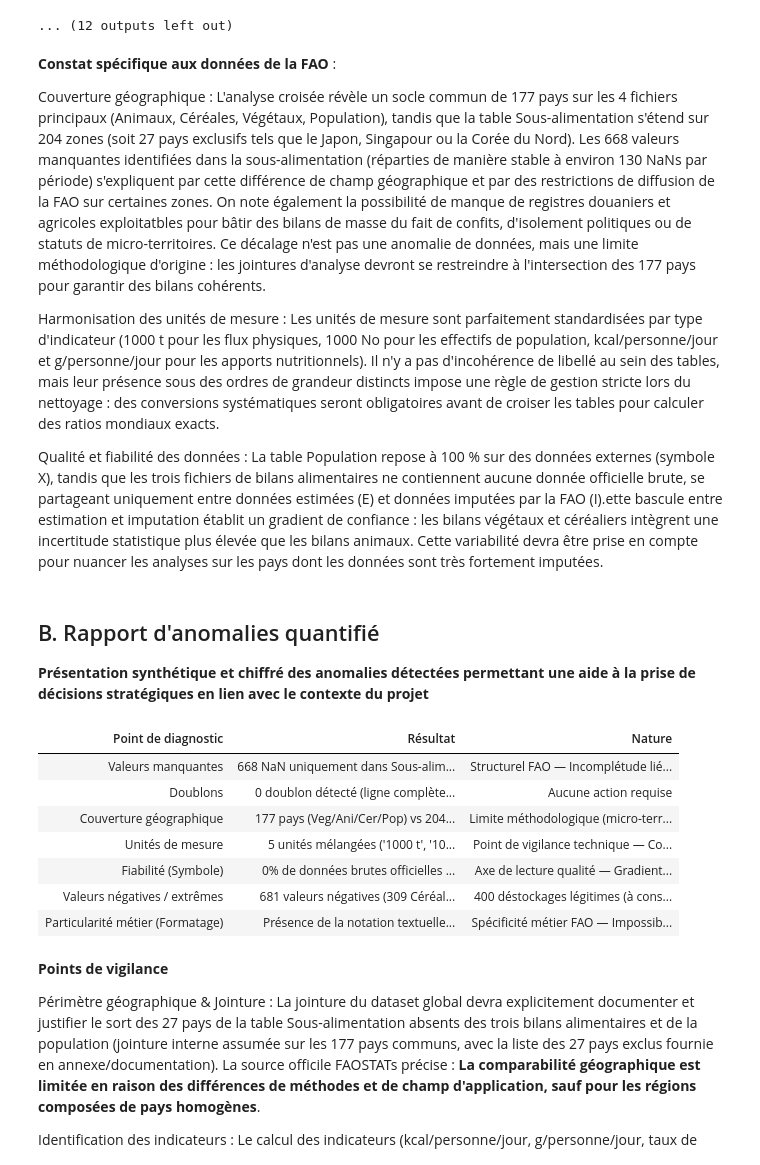
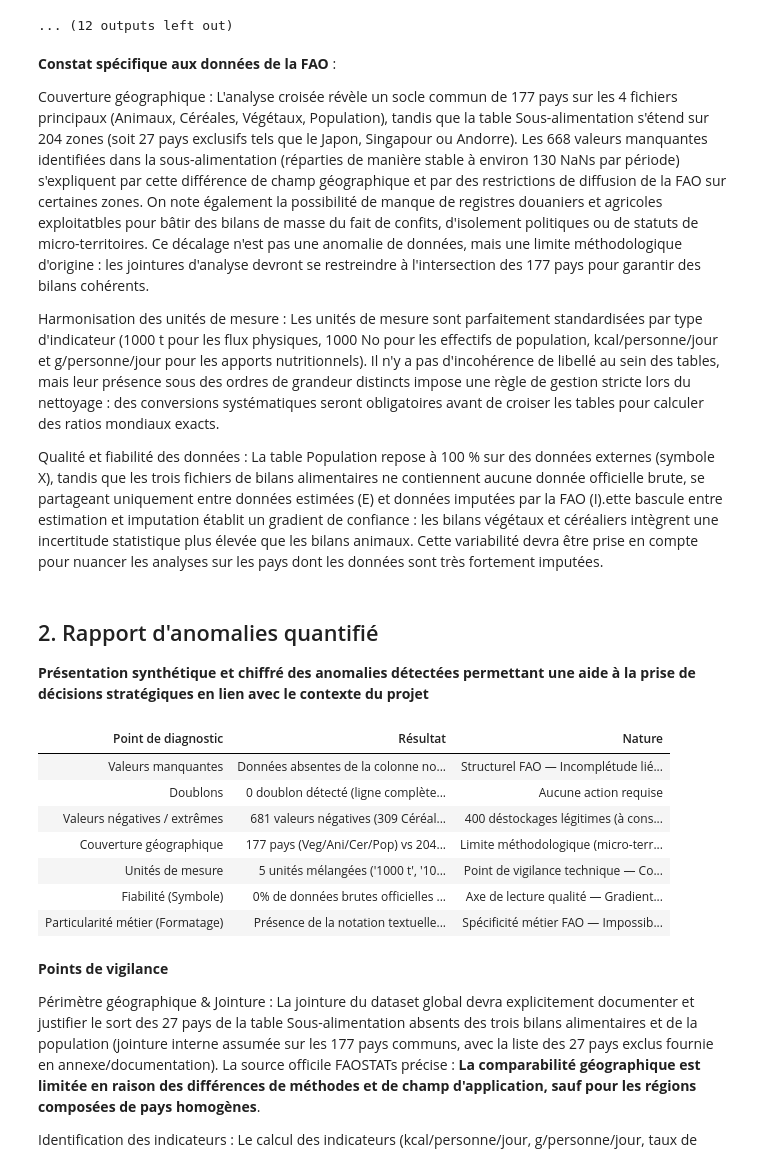
Before and after one commit to LalouhC/FAO_Datalab, a Jupyter notebook: notebooks/Analyse_FAO.ipynb, the cells around one changed output. Cells and saved outputs as stored; diff of their text form; code cells hidden in the pictures.

```diff
--- a/notebooks/Analyse_FAO.ipynb
+++ b/notebooks/Analyse_FAO.ipynb
@@ -529,13 +527,13 @@ Total des valeurs manquantes : 668
 # %% [markdown]
 **Constat spécifique aux données de la FAO** :
 
-Couverture géographique : L'analyse croisée révèle un socle commun de 177 pays sur les 4 fichiers principaux (Animaux, Céréales, Végétaux, Population), tandis que la table Sous-alimentation s'étend sur 204 zones (soit 27 pays exclusifs tels que le Japon, Singapour ou la Corée du Nord). Les 668 valeurs manquantes identifiées dans la sous-alimentation (réparties de manière stable à environ 130 NaNs par période) s'expliquent par cette différence de champ géographique et par des restrictions de diffusion de la FAO sur certaines zones. On note également la possibilité de manque de registres douaniers et agricoles exploitatbles pour bâtir des bilans de masse du fait de confits, d'isolement politiques ou de statuts de micro-territoires. Ce décalage n'est pas une anomalie de données, mais une limite méthodologique d'origine : les jointures d'analyse devront se restreindre à l'intersection des 177 pays pour garantir des bilans cohérents.
+Couverture géographique : L'analyse croisée révèle un socle commun de 177 pays sur les 4 fichiers principaux (Animaux, Céréales, Végétaux, Population), tandis que la table Sous-alimentation s'étend sur 204 zones (soit 27 pays exclusifs tels que le Japon, Singapour ou Andorre). Les 668 valeurs manquantes identifiées dans la sous-alimentation (réparties de manière stable à environ 130 NaNs par période) s'expliquent par cette différence de champ géographique et par des restrictions de diffusion de la FAO sur certaines zones. On note également la possibilité de manque de registres douaniers et agricoles exploitatbles pour bâtir des bilans de masse du fait de confits, d'isolement politiques ou de statuts de micro-territoires. Ce décalage n'est pas une anomalie de données, mais une limite méthodologique d'origine : les jointures d'analyse devront se restreindre à l'intersection des 177 pays pour garantir des bilans cohérents.
 
 Harmonisation des unités de mesure : Les unités de mesure sont parfaitement standardisées par type d'indicateur (1000 t pour les flux physiques, 1000 No pour les effectifs de population, kcal/personne/jour et g/personne/jour pour les apports nutritionnels). Il n'y a pas d'incohérence de libellé au sein des tables, mais leur présence sous des ordres de grandeur distincts impose une règle de gestion stricte lors du nettoyage : des conversions systématiques seront obligatoires avant de croiser les tables pour calculer des ratios mondiaux exacts.
 
 Qualité et fiabilité des données : La table Population repose à 100 % sur des données externes (symbole X), tandis que les trois fichiers de bilans alimentaires ne contiennent aucune donnée officielle brute, se partageant uniquement entre données estimées (E) et données imputées par la FAO (I).ette bascule entre estimation et imputation établit un gradient de confiance : les bilans végétaux et céréaliers intègrent une incertitude statistique plus élevée que les bilans animaux. Cette variabilité devra être prise en compte pour nuancer les analyses sur les pays dont les données sont très fortement imputées.
 # %% [markdown]
-## B. Rapport d'anomalies quantifié
+## 2. Rapport d'anomalies quantifié
 
 **Présentation synthétique et chiffré des anomalies détectées permettant une aide à la prise de décisions stratégiques en lien avec le contexte du projet**
 # %%
@@ -546,54 +544,54 @@ from IPython.display import display, HTML
 synthese = pd.DataFrame([
     {
         "Point de diagnostic": "Valeurs manquantes",
-        "Résultat": "668 NaN uniquement dans Sous-alimentation (~130 par période, 0 dans les 4 autres fichiers)",
+        "Résultat": "Données absentes de la colonne note dans tous les fichiers (à supprimer) + 668 NaN uniquement dans Sous-alimentation (~130 par période, 0 dans les 4 autres fichiers)",
         "Nature": "Structurel FAO — Incomplétude liée aux zones de crise, régimes fermés et masquage de données"
     },
     {
         "Point de diagnostic": "Doublons",
         "Résultat": "0 doublon détecté (ligne complète et clé métier), sur l'ensemble des 5 fichiers",
         "Nature": "Aucune action requise"
+    },
+    {
+        "Point de diagnostic": "Valeurs négatives / extrêmes",
+        "Résultat": "681 valeurs négatives (309 Céréales, 243 Végétaux, 129 Animaux) : 400 'Variation de stock', 281 'Disponibilité intérieure'",
+        "Nature": "400 déstockages légitimes (à conserver) ; 281 anomalies comptables déclaratives (à recalculer ou imputer à 0)"
     },
     {
         "Point de diagnostic": "Couverture géographique",
         "Résultat": "177 pays (Veg/Ani/Cer/Pop) vs 204 (Sous-alimentation) -> 27 pays perdus à la jointure",
         "Nature": "Limite méthodologique (micro-territoires & régimes fermés) — Choix de jointure restreinte au socle des 177 pays"
     },
     {
         "Point de diagnostic": "Unités de mesure",
         "Résultat": "5 unités mélangées ('1000 t', '1000 No', 'kcal/personne/jour', 'g/personne/jour', 'kg/personne/an')",
         "Nature": "Point de vigilance technique — Conversions explicites obligatoires (x1 000 pop, x1 000 000 kg) avant aggregation"
     },
     {
         "Point de diagnostic": "Fiabilité (Symbole)",
         "Résultat": "0% de données brutes officielles : 100% X (Pop), ~61.5% I (Végétaux/Céréales), 61.8% E (Animaux)",
         "Nature": "Axe de lecture qualité — Gradient de confiance (plus forte incertitude sur le végétal/céréales) à conserver"
     },
     {
-        "Point de diagnostic": "Valeurs négatives / extrêmes",
-        "Résultat": "681 valeurs négatives (309 Céréales, 243 Végétaux, 129 Animaux) : 400 'Variation de stock', 281 'Disponibilité intérieure'",
-        "Nature": "400 déstockages légitimes (à conserver) ; 281 anomalies comptables déclaratives (à recalculer ou imputer à 0)"
-    },
-    {
         "Point de diagnostic": "Particularité métier (Formatage)",
         "Résultat": "Présence de la notation textuelle '<0.1' (ou valeurs seuils) dans la colonne Valeur de Sous-alimentation",
         "Nature": "Spécificité métier FAO — Impossibilité de conversion float directe ; décision de traitement : imputation à 0.05 ou 0.1"
     }
 ])
 
 
 pd.set_option('display.max_colwidth', None)
 
 # Affichage sous forme de tableau propre
 display(HTML(synthese.to_html(index=False)))
 # %% [output]
 | Point de diagnostic | Résultat | Nature |
-| Valeurs manquantes | 668 NaN uniquement dans Sous-alim... | Structurel FAO — Incomplétude lié... |
+| Valeurs manquantes | Données absentes de la colonne no... | Structurel FAO — Incomplétude lié... |
 | Doublons | 0 doublon détecté (ligne complète... | Aucune action requise |
+| Valeurs négatives / extrêmes | 681 valeurs négatives (309 Céréal... | 400 déstockages légitimes (à cons... |
 | Couverture géographique | 177 pays (Veg/Ani/Cer/Pop) vs 204... | Limite méthodologique (micro-terr... |
 | Unités de mesure | 5 unités mélangées ('1000 t', '10... | Point de vigilance technique — Co... |
 | Fiabilité (Symbole) | 0% de données brutes officielles ... | Axe de lecture qualité — Gradient... |
-| Valeurs négatives / extrêmes | 681 valeurs négatives (309 Céréal... | 400 déstockages légitimes (à cons... |
 | Particularité métier (Formatage) | Présence de la notation textuelle... | Spécificité métier FAO — Impossib... |
 # %% [markdown]
 **Points de vigilance**
```
Also changed, not shown: parts of 41 cells of this notebook.
